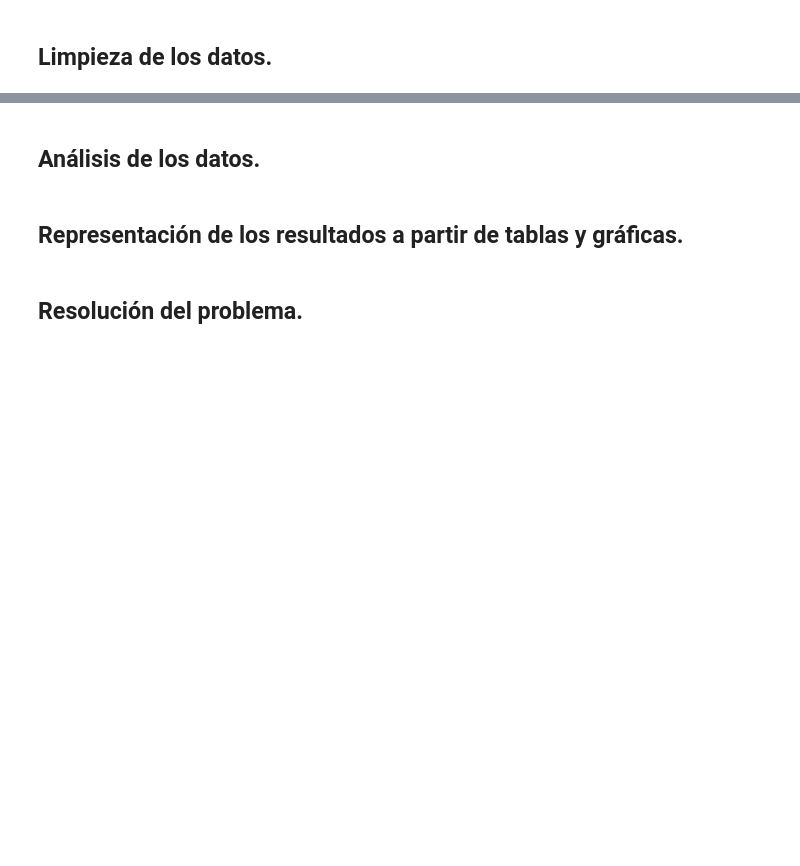
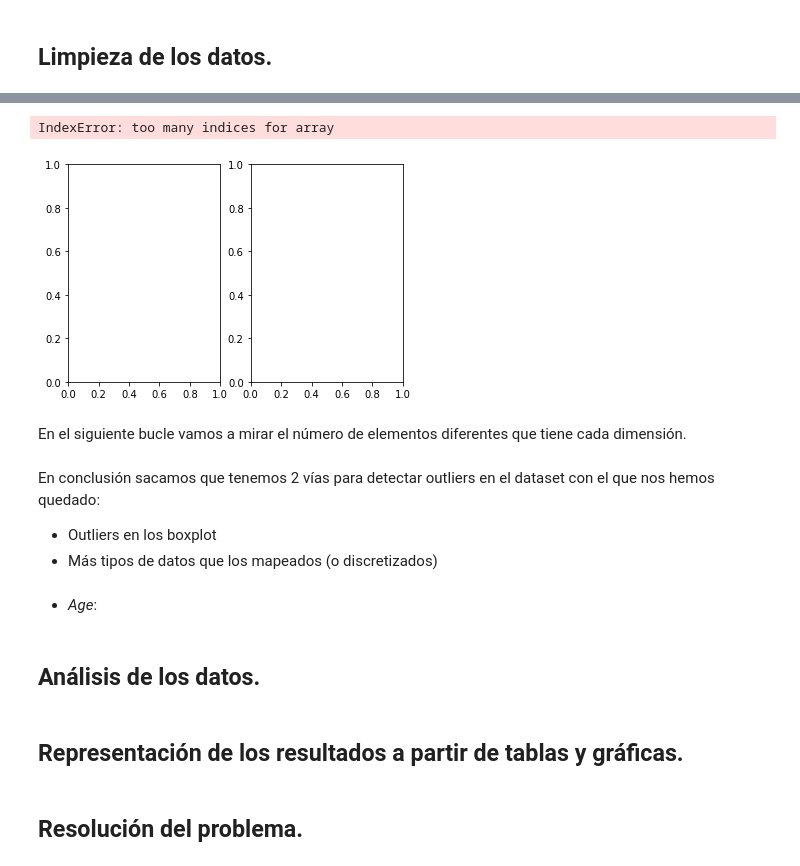
Before and after one commit to JonAnderDiez/data-cleaning, a Jupyter notebook: PRAC+2+-+Beñat+y+Jon+Ander.ipynb, the cells around one changed output, grey strips where cells are left out. Drawn from its saved outputs; the diff is of its cells as text; code cells hidden in the pictures; blank space fills up the shorter version.

```diff
--- a/PRAC+2+-+Beñat+y+Jon+Ander.ipynb
+++ b/PRAC+2+-+Beñat+y+Jon+Ander.ipynb
@@ -253,0 +403,8 @@ correlation_heatmap(data)
+# %%
+# Survived
+data['Survived'][np.isnan(data['Survived'])] = "Incógnita"
+# End (Survived)
+# %%
+# Titulo
+data['Titulo'][np.isnan(data['Titulo'])] = 5 # Recordamos que equivale a ==> "Otros"
+# End (Titulo)
@@ -253,0 +428,6 @@ correlation_heatmap(data)
+# %%
+# Casteamos
+data['Titulo'] = data['Titulo'].astype(int)
+data['Embarked'] = data['Embarked'].astype(int)
+# Visualizamos que todo esté como lo esperado.
+data.head()
@@ -253,0 +447,15 @@ correlation_heatmap(data)
+# %%
+fig, axs = plt.subplots(1, 2)
+
+# Age
+axs[0, 0].boxplot(data['Age'])
+axs[0, 0].set_title('Age boxplot')
+
+# Fare
+axs[0, 1].boxplot(data['Fare'])
+axs[0, 1].set_title('Fare boxplot')
+# %% [output]
+IndexError: too many indices for array
+[figure, added]
+# %% [markdown]
+En el siguiente bucle vamos a mirar el número de elementos diferentes que tiene cada dimensión.
@@ -254,3 +470,10 @@ correlation_heatmap(data)
+# %% [markdown]
+En conclusión sacamos que tenemos 2 vías para detectar outliers en el dataset con el que nos hemos quedado:
+
+- Outliers en los boxplot
+- Más tipos de datos que los mapeados (o discretizados)
+# %% [markdown]
+- *Age*:
 # %% [markdown]
 ## Análisis de los datos.
 # %% [markdown]
```
Also changed, not shown: parts of 29 cells of this notebook, 2 other files.
